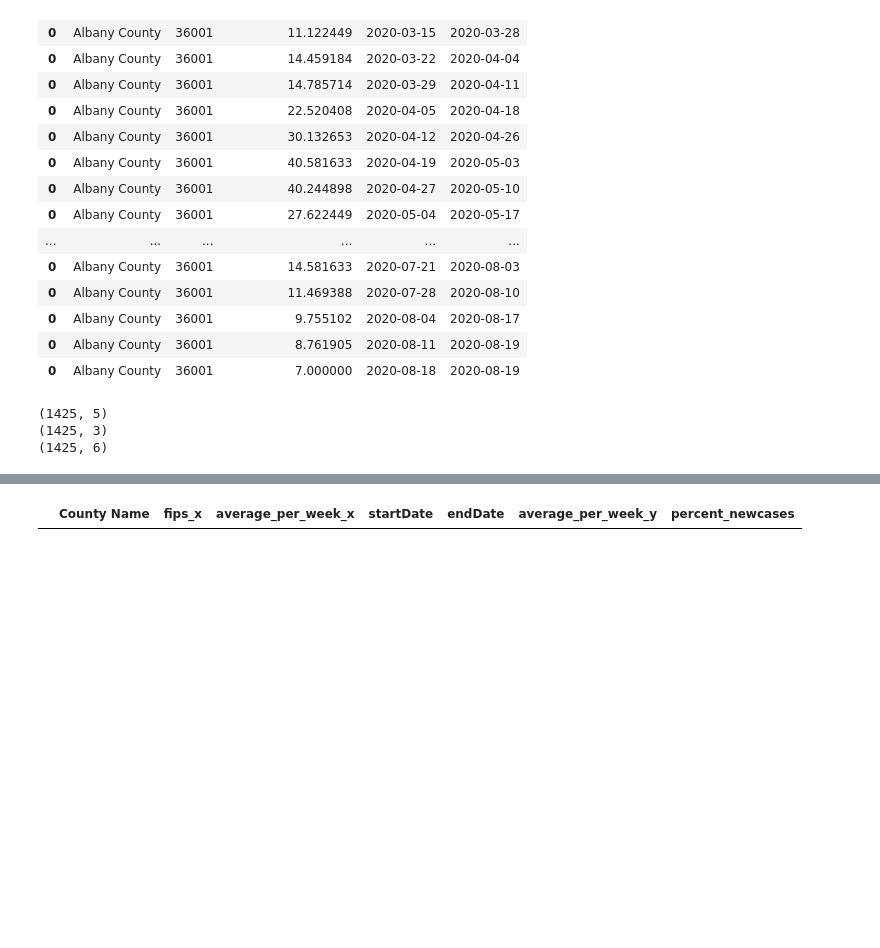
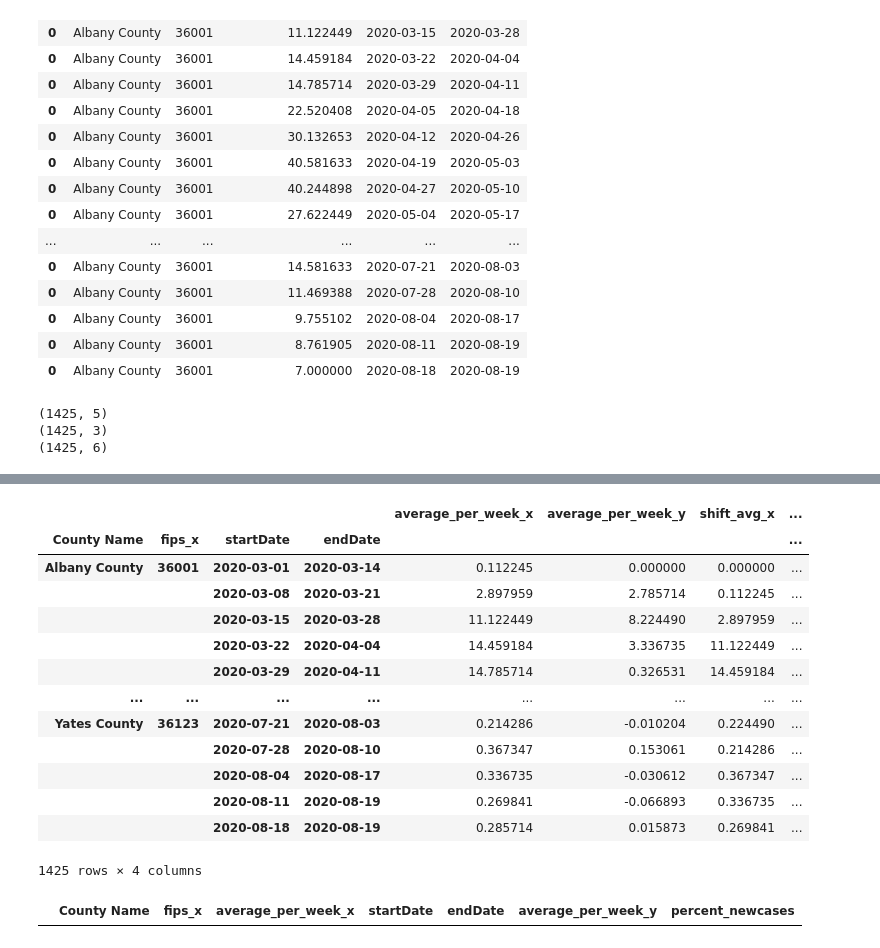
Before and after one commit to jeyasri-s2/meansquares, a Jupyter notebook: NY_LabelingData.ipynb, the cells around one changed output, grey strips where cells are left out. Saved outputs shown, nothing was run; the diff lists cells and outputs as text; code cells hidden in the pictures; blank space fills up the shorter version.

```diff
--- a/NY_LabelingData.ipynb
+++ b/NY_LabelingData.ipynb
@@ -507,3 +525,20 @@ average_newCases_df2.head()
+# %%
+average_newCases_df2.groupby(by=['County Name', 'fips_x','startDate','endDate']).sum()
+# %% [output]
+|  |  |  |  | average_per_week_x | average_per_week_y | shift_avg_x | ... |
+| County Name | fips_x | startDate | endDate |  |  |  | ... |
+| Albany County | 36001 | 2020-03-01 | 2020-03-14 | 0.112245 | 0.000000 | 0.000000 | ... |
+|  |  | 2020-03-08 | 2020-03-21 | 2.897959 | 2.785714 | 0.112245 | ... |
+|  |  | 2020-03-15 | 2020-03-28 | 11.122449 | 8.224490 | 2.897959 | ... |
+|  |  | 2020-03-22 | 2020-04-04 | 14.459184 | 3.336735 | 11.122449 | ... |
+|  |  | 2020-03-29 | 2020-04-11 | 14.785714 | 0.326531 | 14.459184 | ... |
+| ... | ... | ... | ... | ... | ... | ... | ... |
+| Yates County | 36123 | 2020-07-21 | 2020-08-03 | 0.214286 | -0.010204 | 0.224490 | ... |
+|  |  | 2020-07-28 | 2020-08-10 | 0.367347 | 0.153061 | 0.214286 | ... |
+|  |  | 2020-08-04 | 2020-08-17 | 0.336735 | -0.030612 | 0.367347 | ... |
+|  |  | 2020-08-11 | 2020-08-19 | 0.269841 | -0.066893 | 0.336735 | ... |
+|  |  | 2020-08-18 | 2020-08-19 | 0.285714 | 0.015873 | 0.269841 | ... |
+1425 rows × 4 columns
 # %%
 average_newCases_df2[average_newCases_df2['County Name'] == 'Queens County']
 # %% [output]
```
Also changed, not shown: parts of 10 cells of this notebook.
